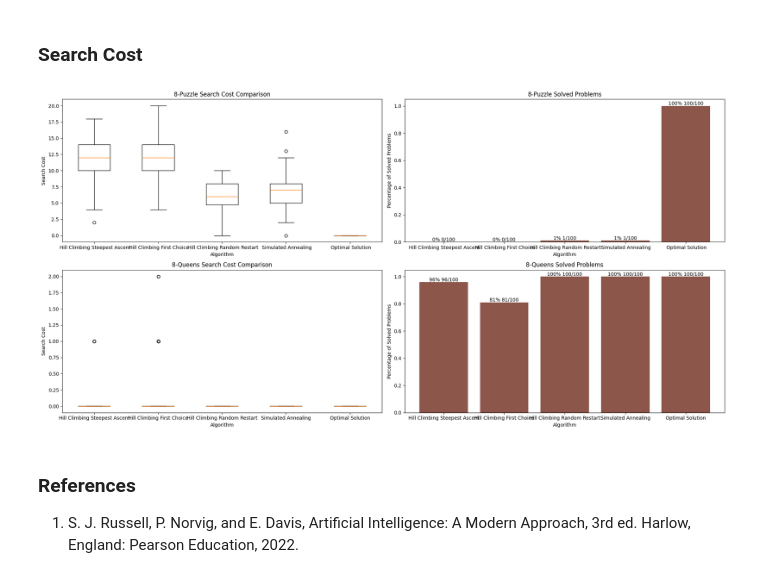
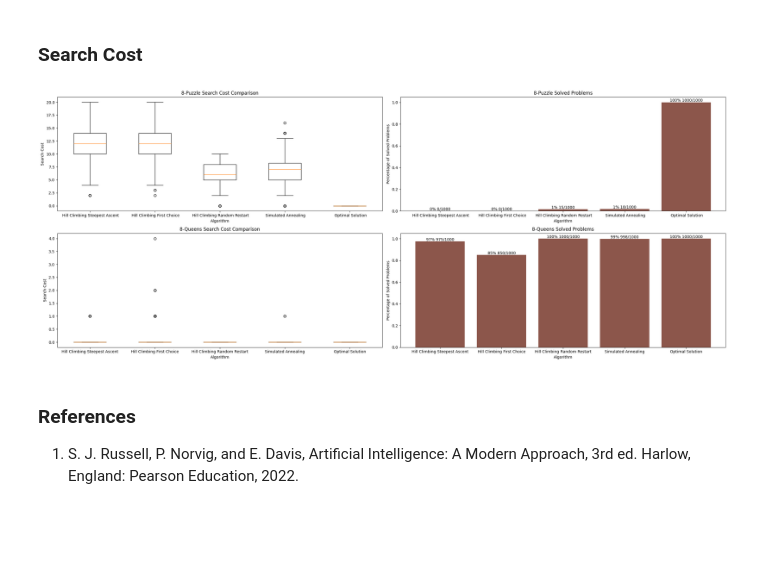
Before and after one commit to panchi64/ai-hw, a Jupyter notebook: hw-4/Group B - Programming Assignment 3.ipynb, the cells around one changed output. Cells and saved outputs as stored; diff of their text form; code cells hidden in the pictures; blank space fills up the shorter version.

Commit message:
Ran 1000 instances for better plots. Tweaked plot size for better readability

```diff
--- a/hw-4/Group B - Programming Assignment 3.ipynb
+++ b/hw-4/Group B - Programming Assignment 3.ipynb
@@ -389,7 +389,7 @@ def optimal_solution_8_queens():
 ### Search Cost
 # %%
 def visualize_search_costs(results):
-    fig, axes = plt.subplots(nrows=2, ncols=2, figsize=(20, 10))
+    fig, axes = plt.subplots(nrows=2, ncols=2, figsize=(25, 10))
 
     for i, problem in enumerate(["8-Puzzle", "8-Queens"]):
         search_costs_plot = axes[i][0]
@@ -442,7 +442,7 @@ def visualize_search_costs(results):
     plt.show()
 
 
-def compare_algorithms(num_instances=100, max_restarts=15, initial_temperature=100, cooling_rate=0.99,
+def compare_algorithms(num_instances=1000, max_restarts=15, initial_temperature=100, cooling_rate=0.99,
                        max_iterations=1000):
     algorithms = [
         ("8-Puzzle Hill Climbing Steepest Ascent", hc_sa_8_puzzle),
@@ -463,34 +463,34 @@ def compare_algorithms(num_instances=100, max_restarts=15, initial_temperature=1
         for _ in range(num_instances):
             if "8-Puzzle" in algorithm_name:
                 initial_state = gen_8p_init_state()
                 check_state = check_puzzle_state
             else:
                 initial_state = gen_8q_init_state()
                 check_state = verify_queens_state
 
             if "Optimal Solution" in algorithm_name:
                 solution = algorithm_func(initial_state)
             elif "Random Restart" in algorithm_name:
                 solution = algorithm_func(initial_state, max_restarts)
             elif "Simulated Annealing" in algorithm_name:
                 solution = algorithm_func(initial_state, initial_temperature, cooling_rate, max_iterations)
             else:
                 solution = algorithm_func(initial_state)
 
             if "8-Queens" in algorithm_name and "Optimal Solution" in algorithm_name:
                 search_cost = 0  # Optimal solution for 8-queens has a cost of 0
             else:
                 search_cost = check_state(solution)
             search_costs.append(search_cost)
         results[algorithm_name] = search_costs
 
     visualize_search_costs(results)
 
 
 if __name__ == "__main__":
     compare_algorithms()
 # %% [output]
-[figure, old version]
+[figure, new version]
 # %% [markdown]
 ### References
 
```
